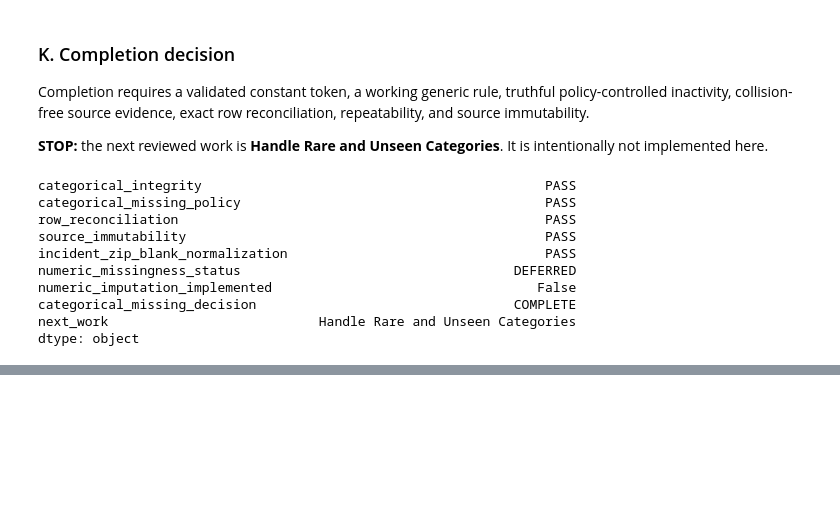
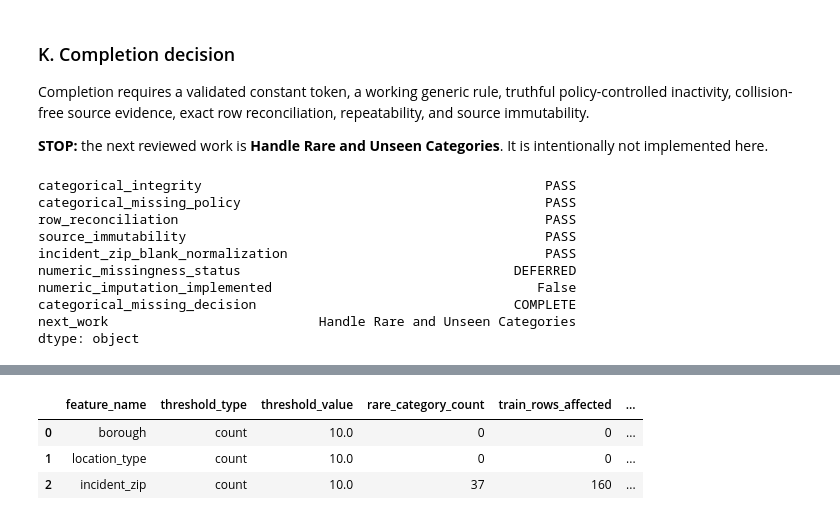
Before and after one commit to mmubashir95/urban-operations-intelligence-platform, a Jupyter notebook: notebooks/11_feature_engineering_and_preprocessing.ipynb, the cells around one changed output, grey strips where cells are left out. Drawn from its saved outputs; the diff is of its cells as text; code cells hidden in the pictures; blank space fills up the shorter version.

```diff
--- a/notebooks/11_feature_engineering_and_preprocessing.ipynb
+++ b/notebooks/11_feature_engineering_and_preprocessing.ipynb
@@ -763,0 +817,20 @@ dtype: object
+# %%
+rare_threshold_table = pd.read_csv(PROJECT_ROOT / cardinality_config.evidence_source)
+selected_threshold_evidence = rare_threshold_table.loc[
+    rare_threshold_table['feature_name'].isin(cardinality_config.supported_columns)
+    & rare_threshold_table['threshold_type'].eq('count')
+    & rare_threshold_table['threshold_value'].eq(cardinality_config.min_count),
+    [
+        'feature_name', 'threshold_type', 'threshold_value',
+        'rare_category_count', 'train_rows_affected', 'train_row_share',
+    ],
+].reset_index(drop=True)
+display(selected_threshold_evidence)
+assert set(cardinality_config.evaluated_count_thresholds) == {10, 25, 50}
+assert set(cardinality_config.evaluated_frequency_thresholds) == {0.001, 0.005, 0.01}
+assert selected_threshold_evidence['feature_name'].nunique() == 3
+# %% [output]
+|  | feature_name | threshold_type | threshold_value | rare_category_count | train_rows_affected | ... |
+| 0 | borough | count | 10.0 | 0 | 0 | ... |
+| 1 | location_type | count | 10.0 | 0 | 0 | ... |
+| 2 | incident_zip | count | 10.0 | 37 | 160 | ... |
```
Also changed, not shown: parts of 10 cells of this notebook, 12 other files.
